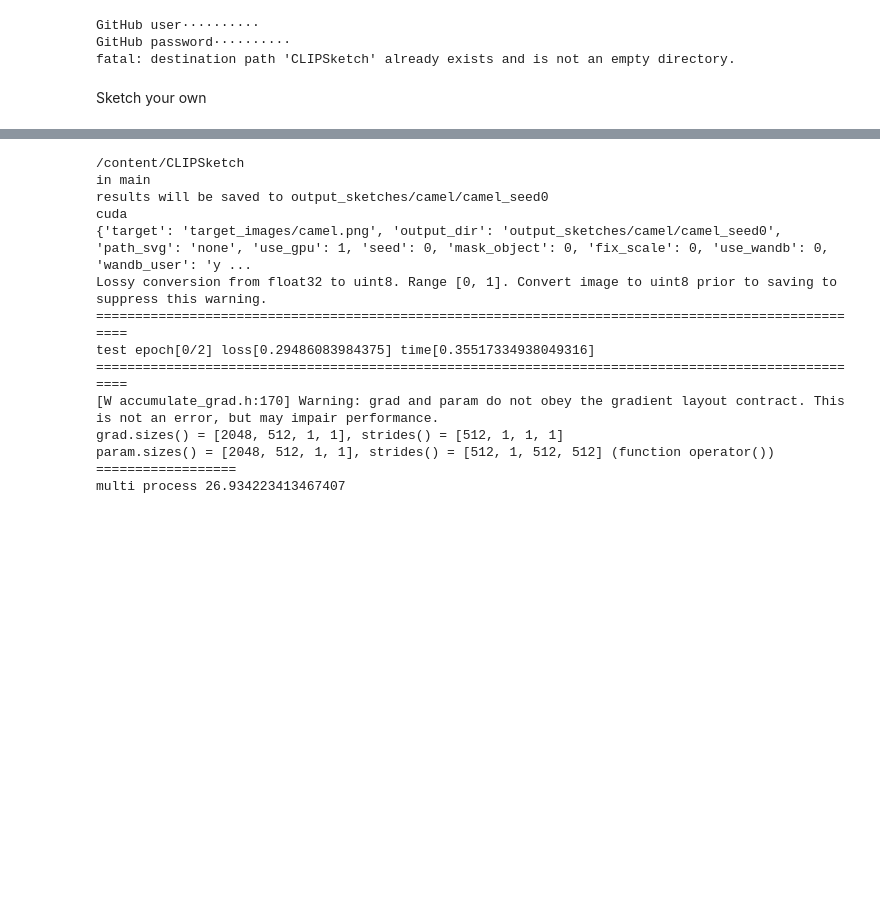
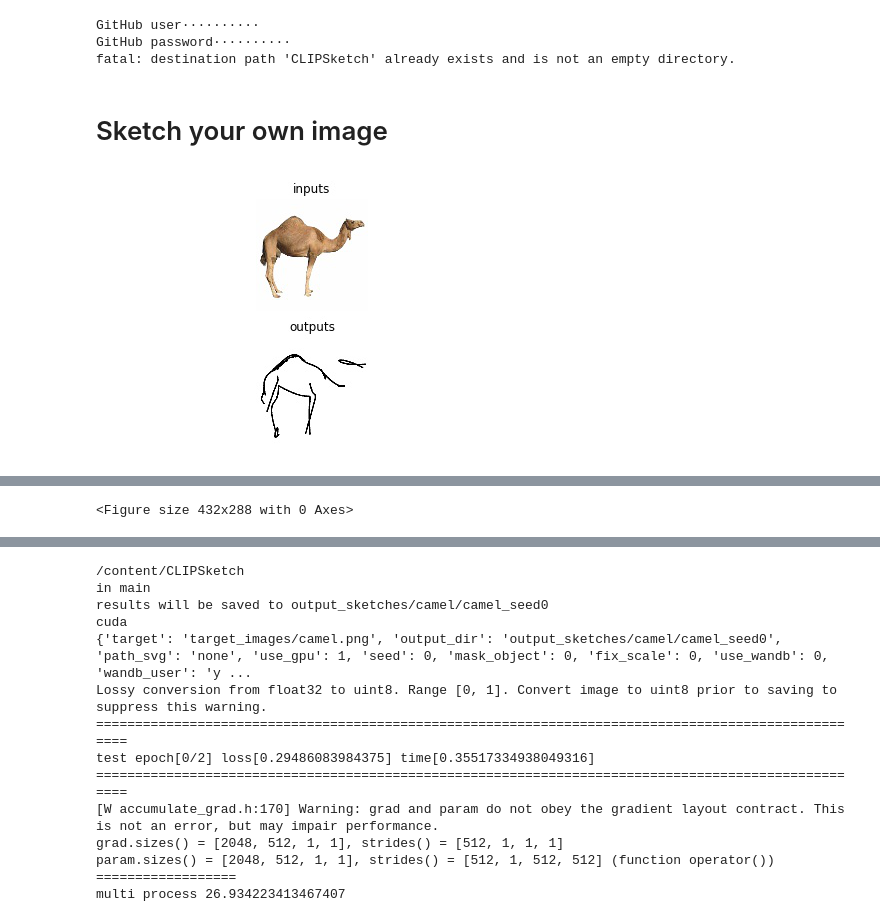
Before and after one commit to yael-vinker/CLIPasso, a Jupyter notebook: CLIPSketch.ipynb, the cells around one changed output, grey strips where cells are left out. Cells and saved outputs as stored; diff of their text form; code cells hidden in the pictures; blank space fills up the shorter version.

```diff
--- a/CLIPSketch.ipynb
+++ b/CLIPSketch.ipynb
@@ -32,35 +54,103 @@ fatal: destination path 'CLIPSketch' already exists and is not an empty director
 # %% [markdown]
-Sketch your own
+# Sketch your own image
 # %%
 %cd /content/CLIPSketch
 
 import subprocess as sp
 import numpy as np
 import os
 import multiprocessing as mp
 import warnings
 import pydiffvg
 import torch
 import traceback
 import logging
 
 from torch.nn.parallel import parallel_apply
 from shutil import copyfile
 from PIL import Image
+import matplotlib.pyplot as plt
 
 warnings.filterwarnings('ignore')
 warnings.simplefilter('ignore')
 warnings.filterwarnings(action='once')
 
 manager = mp.Manager()
 exit_codes = []
 losses_all = manager.dict()
 
 if not os.path.isfile("/content/CLIPSketch/U2Net_/saved_models/u2net.pth"):
     sp.run(["gdown", "https://drive.google.com/uc?id=1ao1ovG1Qtx4b7EoskHXmi2E9rp5CHLcZ", "-O", "U2Net_/saved_models/"])
 
 test_name = "my_targets"
 output_dir = f"/content/CLIPSketch/output_sketches/{test_name}/"
 if not os.path.exists(output_dir):
     os.makedirs(output_dir)
+
+
+
+target_image = "camel.png"
+# ---@param {"type": "string"}
+target_name = "camel"
+
+targets = [f"/content/CLIPSketch/target_images/{target_image}"]
+target_names = [f"{target_name}"]
+num_iter = 801
+save_interval = 10
+use_gpu=1
+seeds = [100]
+
+# if you need to mask the input image and pad the aspect ratio
+fix_scale=0
+mask_object=0
+mask_object_attention=0
+
+def run(target, seed, wandb_name):
+    commands = ["python", "-W","ignore", "painterly_rendering.py", target,
+                                "--output_dir", output_dir,
+                                "--wandb_name", wandb_name,
+                                "--num_iter", str(num_iter),
+                                "--save_interval", str(save_interval),
+                                "--seed", str(seed),
+                                "--use_gpu", str(use_gpu),
+                                "--fix_scale", str(fix_scale),
+                                "--mask_object", str(mask_object),
+                                "--mask_object_attention", str(mask_object_attention)]
+    # proc = sp.Popen(commands)
+    # try:
+    #   outs, errs = proc.communicate(timeout=20000)
+    # except Exception as e:
+    #   logging.error(traceback.format_exc())
+    %run painterly_rendering.py $target \
+      --output_dir $output_dir \
+      --wandb_name $wandb_name \
+      --num_iter $num_iter \
+      --save_interval $save_interval \
+      --seed $seed \
+      --use_gpu $use_gpu
+
+    config = np.load(f"{output_dir}/{wandb_name}/config.npy", allow_pickle=True)[()]
+    loss_eval = np.array(config['loss_eval'])
+    inds = np.argsort(loss_eval)
+    losses_all[wandb_name] = loss_eval[inds][0]
+
+ncpus=10
+# P = mp.Pool(ncpus) # Generate pool of workers
+for target, target_name in zip(targets, target_names): # Generate processes
+    for seed in seeds:
+        wandb_name=f"{target_name}_seed{seed}"
+        # P.apply_async(run,(target, seed, wandb_name)) # run simulation and ISF analysis in each process
+        run(target, seed, wandb_name)
+
+    # P.close()
+    # P.join() # start processes
+
+    sorted_final = dict(sorted(losses_all.items(), key=lambda item: item[1]))
+    path_best_svg = f"{output_dir}/{list(sorted_final.keys())[0]}/best_iter.svg"
+    copyfile(path_best_svg, f"{output_dir}/{list(sorted_final.keys())[0]}_best.svg")
+    # sketch = read_svg(path_best_svg, multiply=True).cpu().numpy()
+    # sketch = Image.fromarray((sketch * 255).astype('uint8'), 'RGB')
+    # plt.imshow(sketch)
+    # plt.show()
 # %% [output]
+[figure, added]
@@ -67,0 +159 @@ if not os.path.exists(output_dir):
+<Figure size 432x288 with 0 Axes>
```
Also changed, not shown: parts of 5 cells of this notebook.
